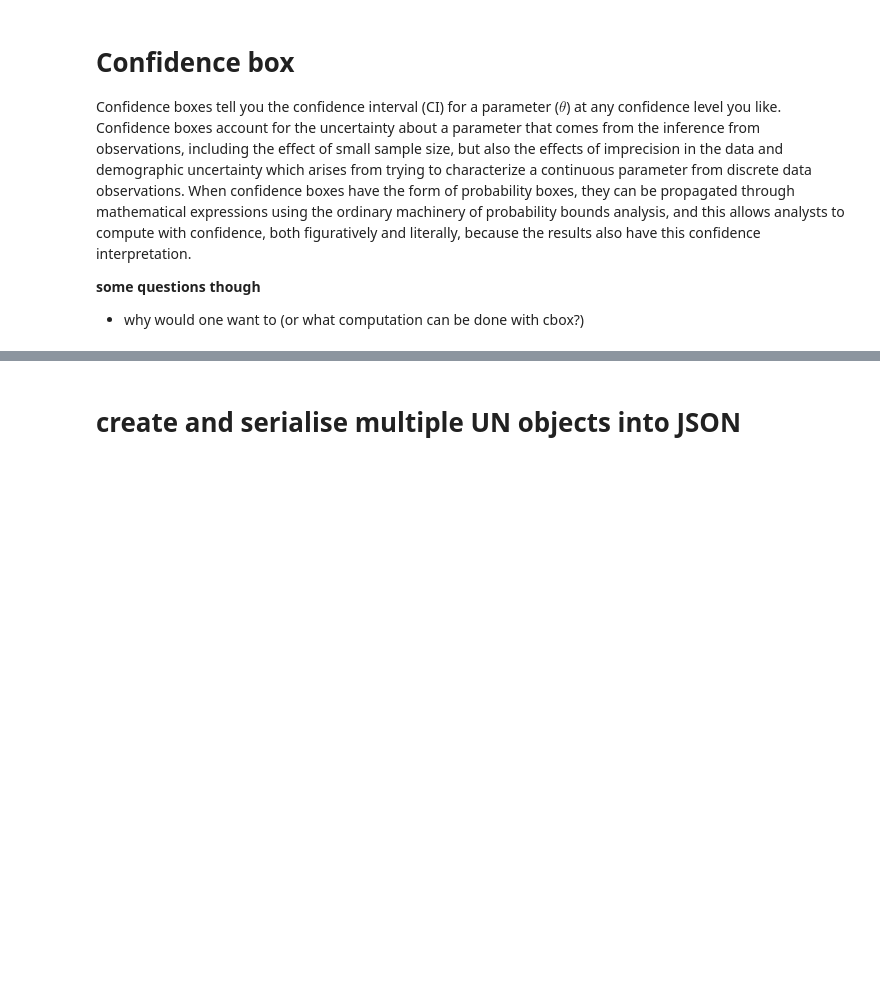
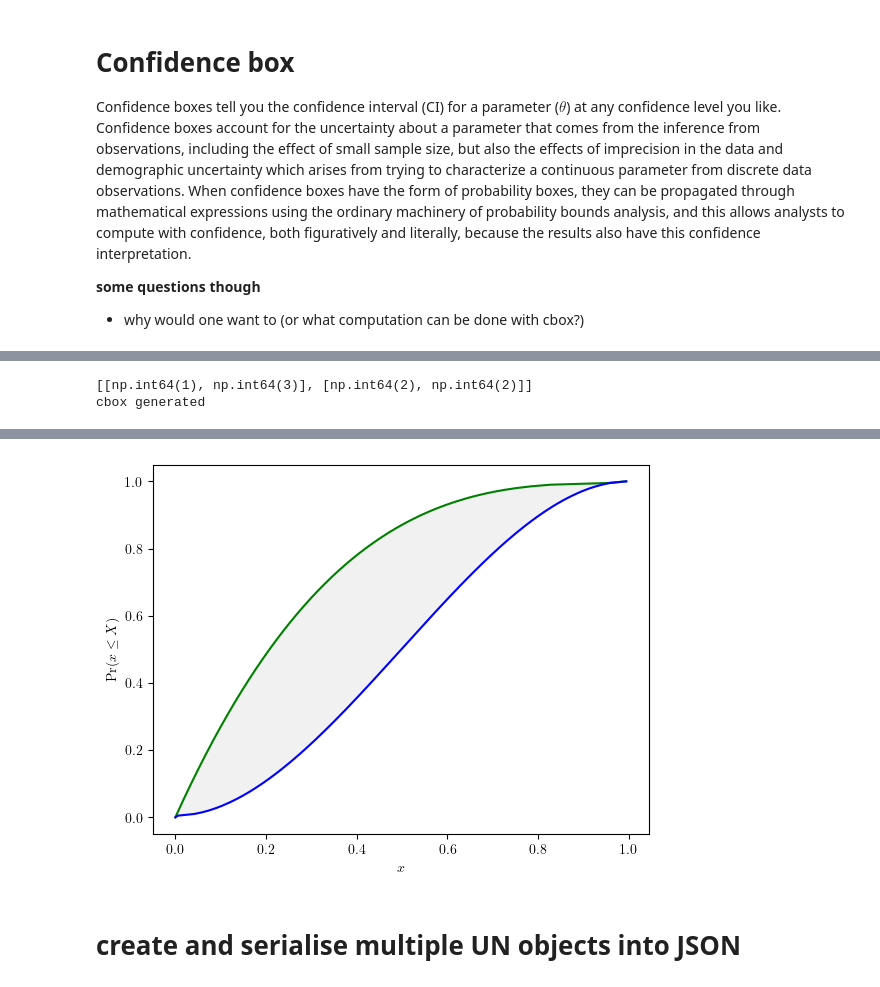
Before and after one commit to leslieDLcy/PyUncertainNumber, a Jupyter notebook: _personal/unglorfied_tests/Test_PyUncertainNumber000.ipynb, the cells around one changed output, grey strips where cells are left out. Saved outputs shown, nothing was run; the diff lists cells and outputs as text; code cells hidden in the pictures; blank space fills up the shorter version.

```diff
--- a/_personal/unglorfied_tests/Test_PyUncertainNumber000.ipynb
+++ b/_personal/unglorfied_tests/Test_PyUncertainNumber000.ipynb
@@ -255,0 +266,6 @@ Confidence boxes tell you the confidence interval (CI) for a parameter ($\theta$
+# %%
+t3_cbox = parameter_binomial(x=1, N=3)
+_ = t3_cbox.display(style='band')
+# %% [output]
+[[np.int64(1), np.int64(3)], [np.int64(2), np.int64(2)]]
+cbox generated
@@ -256,3 +273,4 @@ Confidence boxes tell you the confidence interval (CI) for a parameter ($\theta$
+[figure, added]
 # %% [markdown]
 # create and serialise multiple UN objects into JSON
 # %%
```
Also changed, not shown: parts of 19 cells of this notebook, 6 other files.
